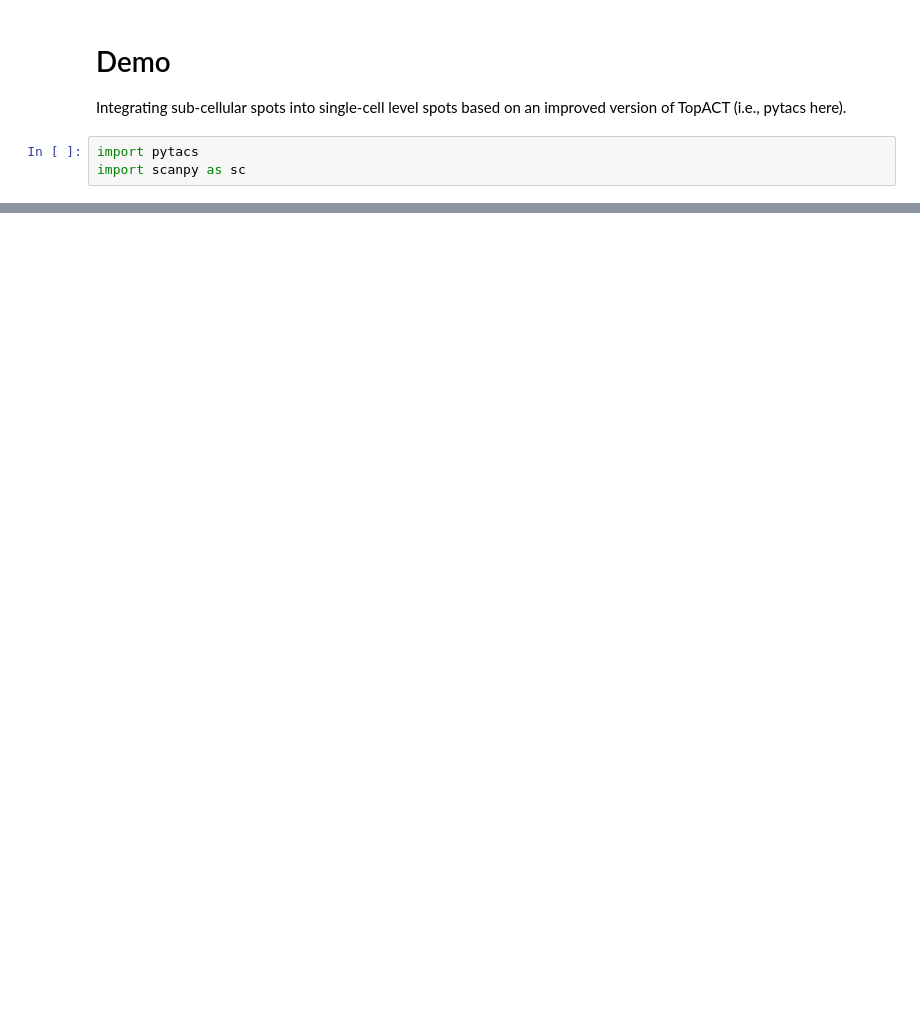
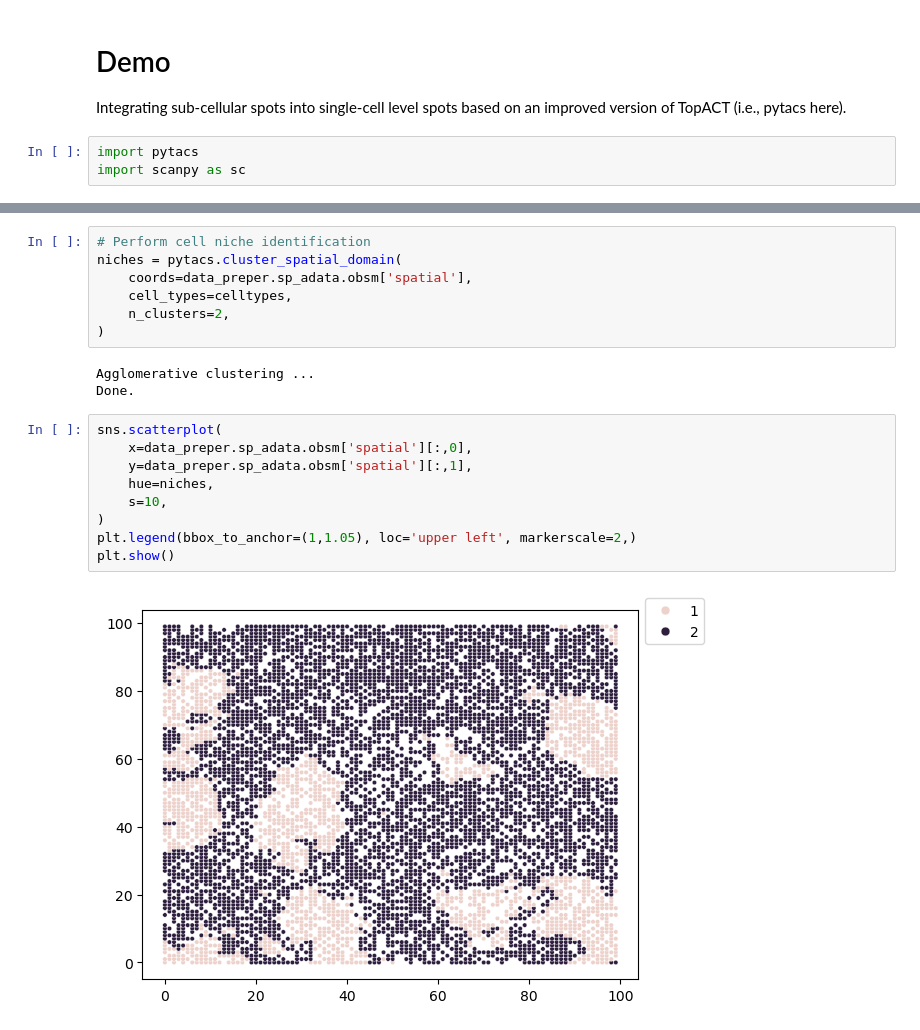
Before and after one commit to LIU-Xnd/pytacs, a Jupyter notebook: data/demo/demo.ipynb, the cells around one changed output, grey strips where cells are left out. Drawn from its saved outputs; the diff is of its cells as text; blank space fills up the shorter version.

```diff
--- a/data/demo/demo.ipynb
+++ b/data/demo/demo.ipynb
@@ -136,0 +87,21 @@ sp_singleCell.obs.head()
+# %%
+# Perform cell niche identification
+niches = pytacs.cluster_spatial_domain(
+    coords=data_preper.sp_adata.obsm['spatial'],
+    cell_types=celltypes,
+    n_clusters=2,
+)
+# %% [output]
+Agglomerative clustering ...
+Done.
+# %%
+sns.scatterplot(
+    x=data_preper.sp_adata.obsm['spatial'][:,0],
+    y=data_preper.sp_adata.obsm['spatial'][:,1],
+    hue=niches,
+    s=10,
+)
+plt.legend(bbox_to_anchor=(1,1.05), loc='upper left', markerscale=2,)
+plt.show()
+# %% [output]
+[figure, added]
```
Also changed, not shown: parts of 13 cells of this notebook, 4 other files.
